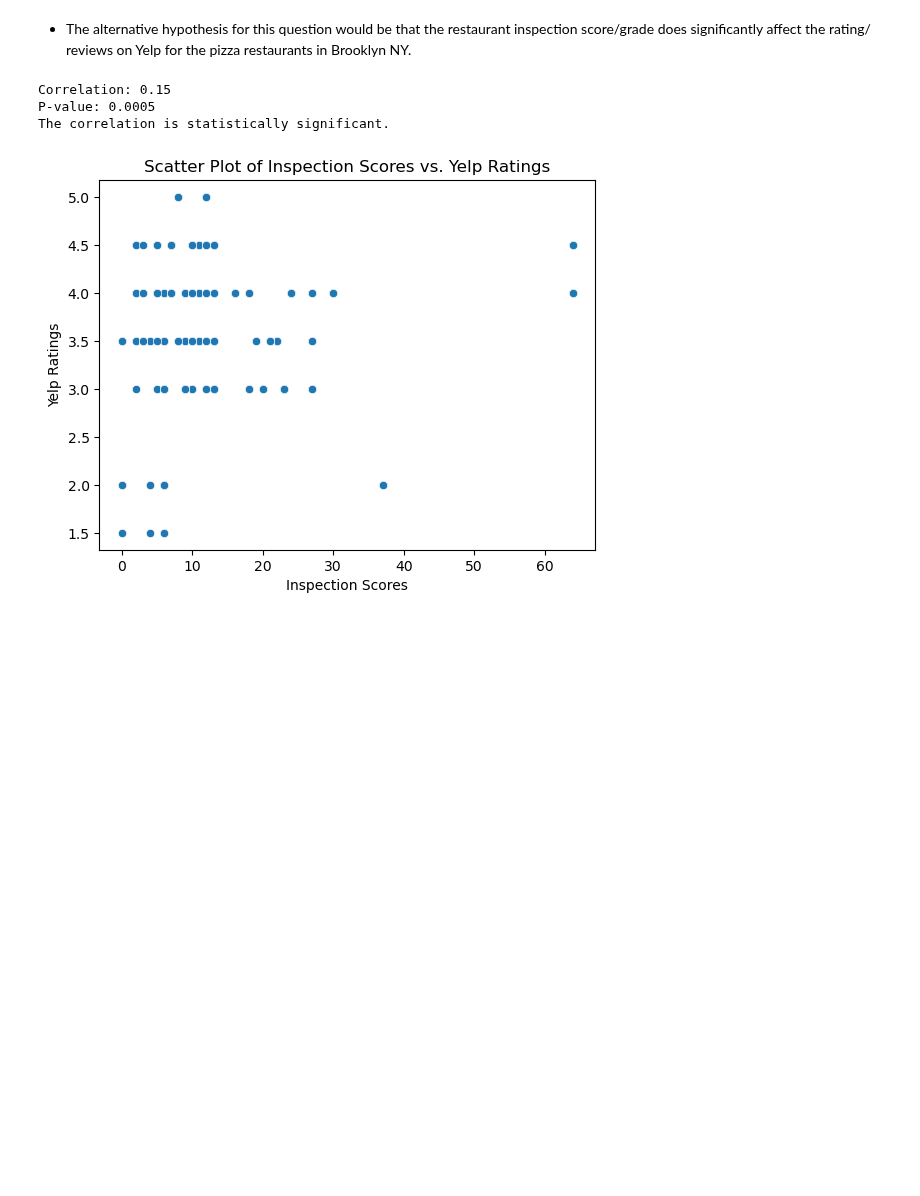
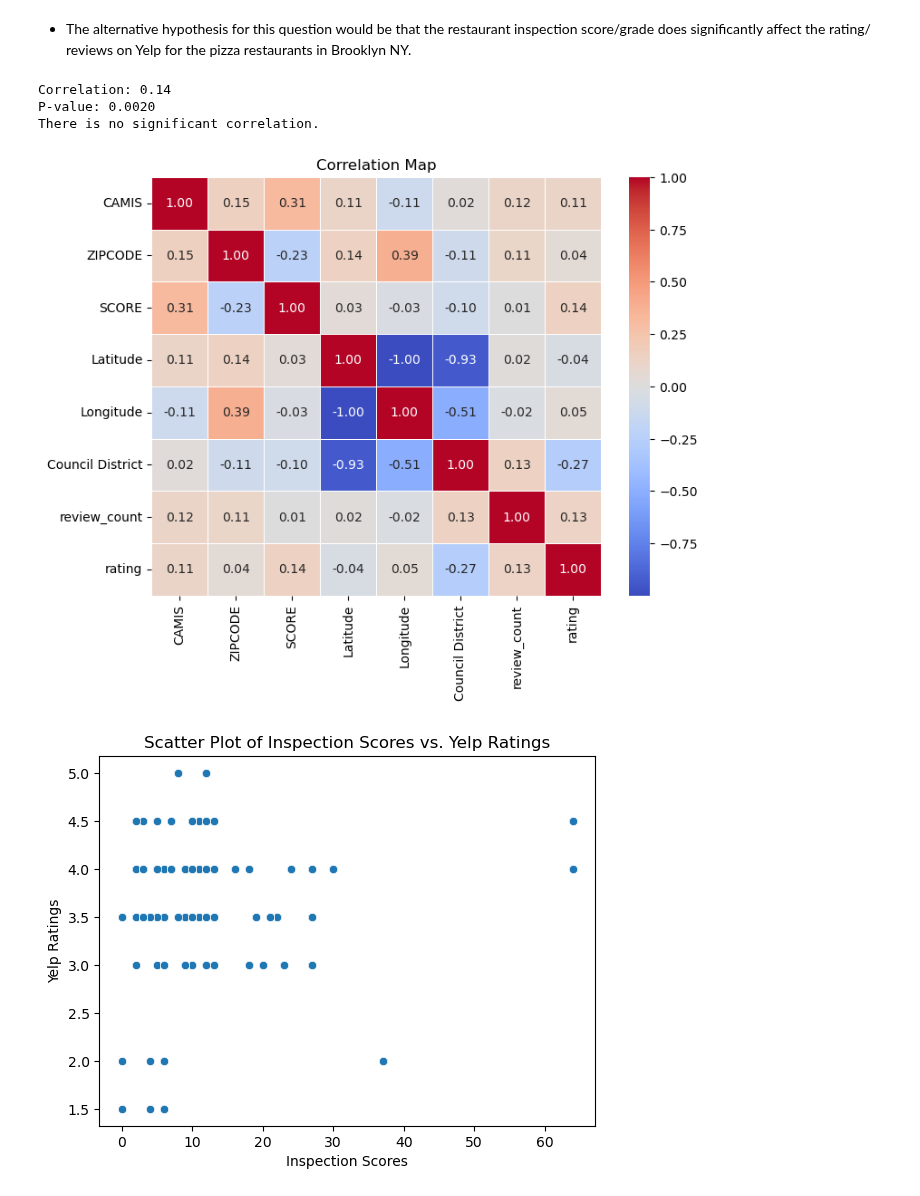
Before and after one commit to JoeBwonKenobi/NYCRestarauntInspections, a Jupyter notebook: Hypothesis Testing.ipynb, the cells around one changed output. Cells and saved outputs as stored; diff of their text form; code cells hidden in the pictures; blank space fills up the shorter version.

```diff
--- a/Hypothesis Testing.ipynb
+++ b/Hypothesis Testing.ipynb
@@ -119,6 +119,9 @@ ydf['name'] = ydf['name'].apply(lambda x: str(x).upper())
 # Merging the two data sets on the names of the restaurants
 merged_df = pd.merge(pizza_brooklyn_subset, ydf, left_on='DBA', right_on='name', how='inner', indicator=True)
 
+# Dropping any Duplicate rows
+merged_df.drop_duplicates(inplace=True)
+
 # Displaying the merged dataframe
 print("\nMerged DataFrame:")
 print(merged_df)
@@ -174,3 +176,6 @@ Name: GRADE, dtype: int64
+# %%
+# Dropping irrelevant of imcomplete columns
+merged_df.drop(['_merge'], axis=1, inplace=True)
 # %% [markdown]
 # **Hypothesis Testing**
 # %% [markdown]
@@ -188,14 +193,25 @@ print(f'Correlation: {correlation:.2f}')
 print(f'P-value: {p_value:.4f}')
 
 # Check for significance based on the p-value
-if p_value < 0.05:
+if p_value > 0.05:
     print('The correlation is statistically significant.')
 else:
     print('There is no significant correlation.')
 # %% [output]
-Correlation: 0.15
-P-value: 0.0005
-The correlation is statistically significant.
+Correlation: 0.14
+P-value: 0.0020
+There is no significant correlation.
+# %%
+# Compute the correlation matrix
+correlation_matrix = merged_df.corr()
+
+# Plot the correlation heatmap using seaborn
+plt.figure(figsize=(8, 6))
+sns.heatmap(correlation_matrix, annot=True, cmap='coolwarm', fmt=".2f", linewidths=.5)
+plt.title('Correlation Map')
+plt.show()
+# %% [output]
+[figure, added]
 # %%
 # Visualizing the correlation between Inspection scores and Yelp Ratings
 sns.scatterplot(x=merged_df['SCORE'], y=merged_df['rating'])
```
Also changed, not shown: parts of 14 cells of this notebook, 3 other files.
